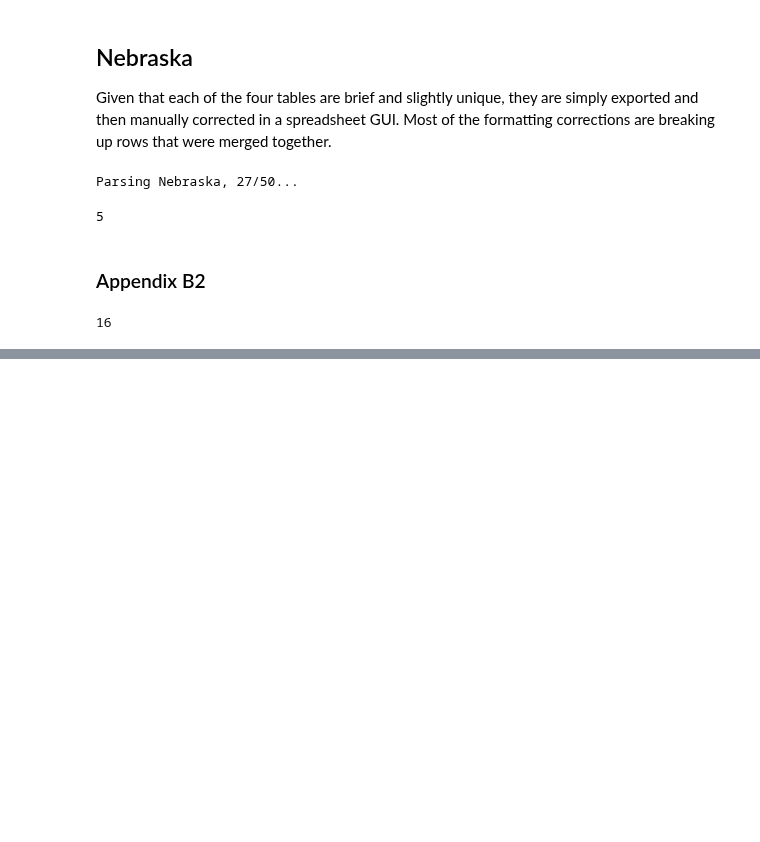
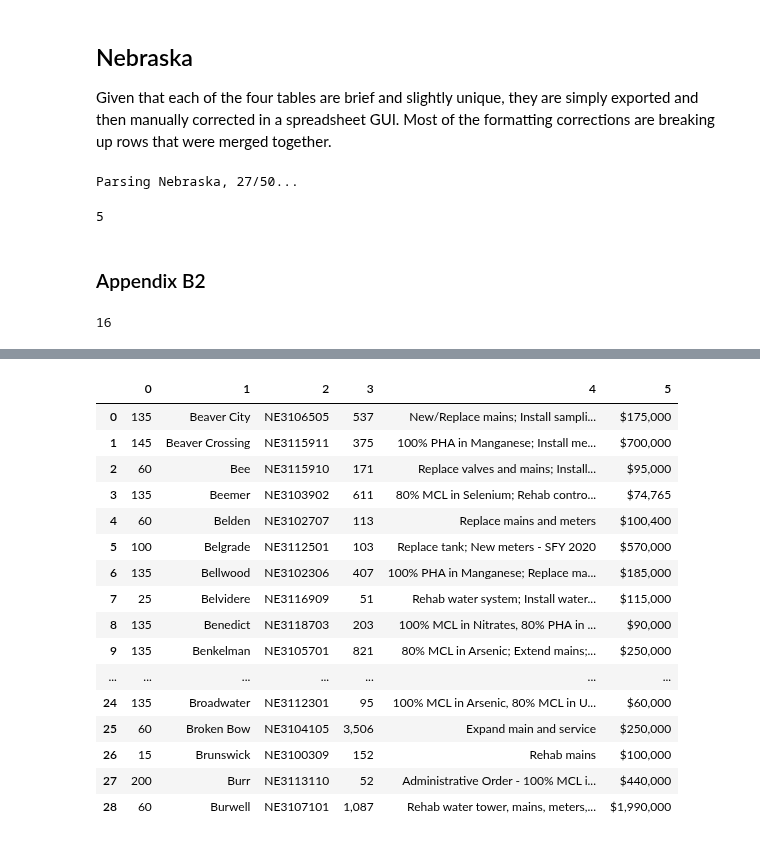
Before and after one commit to Environmental-Policy-Innovation-Center/dw-dashboard, a Jupyter notebook: pdf-parsing-code/parse-ne.ipynb, the cells around one changed output, grey strips where cells are left out. Saved outputs shown, nothing was run; the diff lists cells and outputs as text; code cells hidden in the pictures; blank space fills up the shorter version.

```diff
--- a/pdf-parsing-code/parse-ne.ipynb
+++ b/pdf-parsing-code/parse-ne.ipynb
@@ -53,0 +63,28 @@ ne_pdfs[0].df
+# %%
+ne_1 = ne_pdfs[1].df
+ne_1 = ne_1.iloc[1:,].reset_index(drop=True).copy()
+
+ne_1.iloc[0,4] = "New/Replace mains; Install sampling stations - SFY 2023 Replace wells lost due to spill; Replace tank, mains, and meters - SFY 2022"
+ne_1.iloc[1,4] = "100% PHA in Manganese; Install meters; Rehab mains"
+
+ne_1 = ne_1.replace("\n", " ", regex=True)
+
+ne_1
+# %% [output]
+|  | 0 | 1 | 2 | 3 | 4 | 5 |
+| 0 | 135 | Beaver City | NE3106505 | 537 | New/Replace mains; Install sampli... | $175,000 |
+| 1 | 145 | Beaver Crossing | NE3115911 | 375 | 100% PHA in Manganese; Install me... | $700,000 |
+| 2 | 60 | Bee | NE3115910 | 171 | Replace valves and mains; Install... | $95,000 |
+| 3 | 135 | Beemer | NE3103902 | 611 | 80% MCL in Selenium; Rehab contro... | $74,765 |
+| 4 | 60 | Belden | NE3102707 | 113 | Replace mains and meters | $100,400 |
+| 5 | 100 | Belgrade | NE3112501 | 103 | Replace tank; New meters - SFY 2020 | $570,000 |
+| 6 | 135 | Bellwood | NE3102306 | 407 | 100% PHA in Manganese; Replace ma... | $185,000 |
+| 7 | 25 | Belvidere | NE3116909 | 51 | Rehab water system; Install water... | $115,000 |
+| 8 | 135 | Benedict | NE3118703 | 203 | 100% MCL in Nitrates, 80% PHA in ... | $90,000 |
+| 9 | 135 | Benkelman | NE3105701 | 821 | 80% MCL in Arsenic; Extend mains;... | $250,000 |
+| ... | ... | ... | ... | ... | ... | ... |
+| 24 | 135 | Broadwater | NE3112301 | 95 | 100% MCL in Arsenic, 80% MCL in U... | $60,000 |
+| 25 | 60 | Broken Bow | NE3104105 | 3,506 | Expand main and service | $250,000 |
+| 26 | 15 | Brunswick | NE3100309 | 152 | Rehab mains | $100,000 |
+| 27 | 200 | Burr | NE3113110 | 52 | Administrative Order - 100% MCL i... | $440,000 |
+| 28 | 60 | Burwell | NE3107101 | 1,087 | Rehab water tower, mains, meters,... | $1,990,000 |
```
Also changed, not shown: parts of 18 cells of this notebook, 2 other files.
